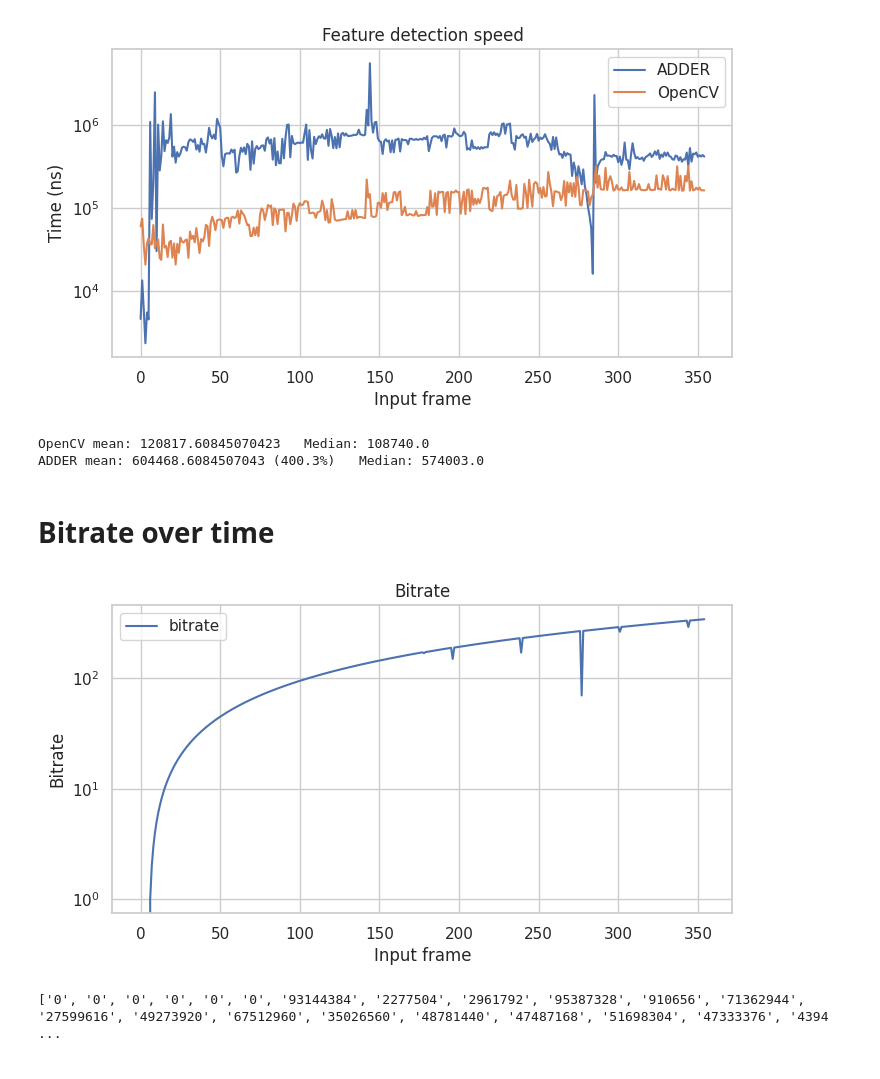
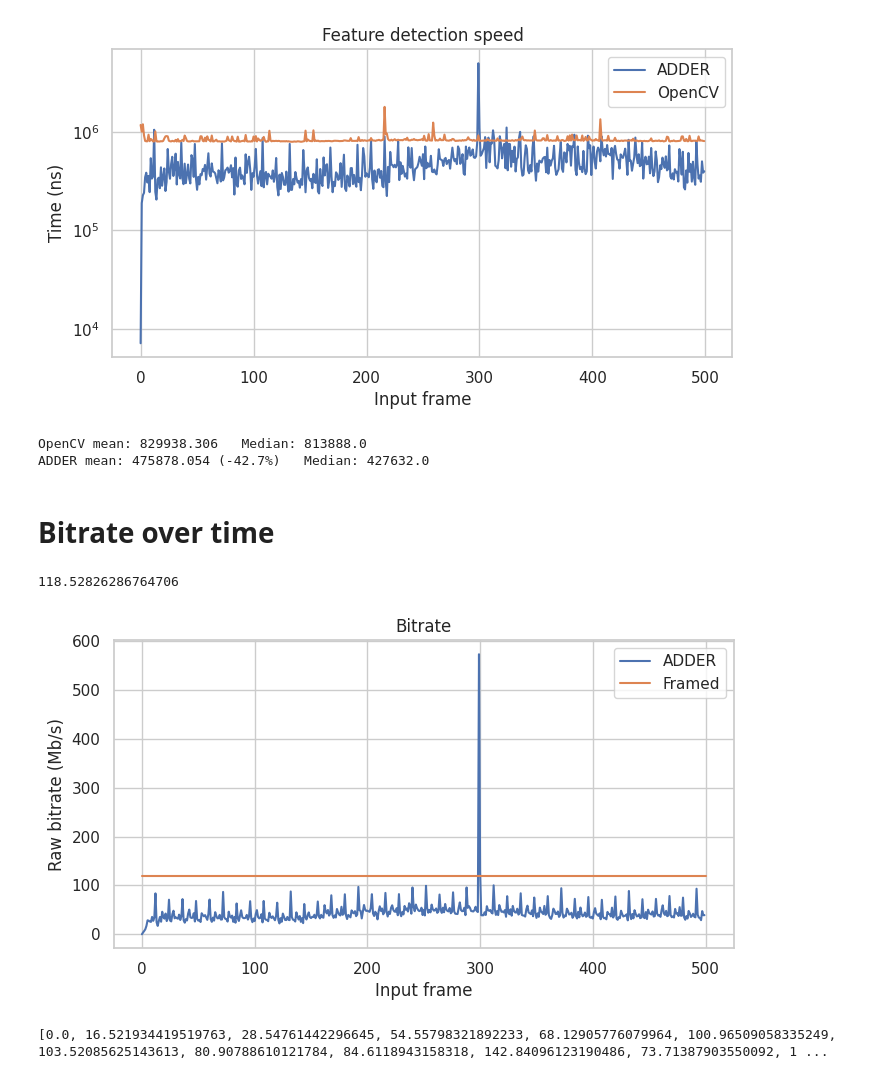
Before and after one commit to ac-freeman/adder-codec-rs, a Jupyter notebook: adder-codec-rs/evaluation/feature_detection/log_analyzer.ipynb, the cells around one changed output. Drawn from its saved outputs; the diff is of its cells as text; code cells hidden in the pictures.

Commit message:
Bugfix bitrate plot

```diff
--- a/adder-codec-rs/evaluation/feature_detection/log_analyzer.ipynb
+++ b/adder-codec-rs/evaluation/feature_detection/log_analyzer.ipynb
@@ -35,12 +35,13 @@ def process_entry(entry, input_sets):
 import pickle
 
 objects = []
-with (open("/home/andrew/Code/adder-codec-rs/features_19_10_2023_16_13_39.log", "rb")) as openfile:
+with (open("/home/andrew/Code/adder-codec-rs/features_19_10_2023_16_56_44.log", "rb")) as openfile:
     # Read the dimensions
     dims = openfile.readline().decode('UTF-8')
     print(dims)
     width = int(dims.split('x')[0])
     height = int(dims.split('x')[1])
+    channels = int(dims.split('x')[2])
     #
     dbg_lines = 0
     #
@@ -59,7 +60,7 @@ with (open("/home/andrew/Code/adder-codec-rs/features_19_10_2023_16_13_39.log",
             elif type(entry) == str and "bps:" in entry:
                 # The bitrate
                 # The end of the interval
-                bitrate = entry.split(': ')[1]
+                bitrate = float(entry.split(': ')[1]) / 1024.0 / 1024.0
                 input_sets[-1].event_bitrate = bitrate
 
                 input_sets += [InputSet(height, width)]
@@ -79,7 +80,12 @@ with (open("/home/andrew/Code/adder-codec-rs/features_19_10_2023_16_13_39.log",
                 # if dbg_lines == 100000:
                 #     break
         except pickle.UnpicklingError:
-            print(openfile.readline().decode('UTF-8'))
+            line = openfile.readline().decode('UTF-8')
+            if "Ticks per second" in line:
+                tps = int(line.split(': ')[2])
+            elif "ticks per source interval" in line:
+                tpf = int(line.split(': ')[2])
+            print(line)
         except EOFError:
             break
 # %% [output]
@@ -146,36 +152,41 @@ print('OpenCV mean:', cv_mean, '  Median:', np.median(np.array(cv_times[:-1])))
 print('ADDER mean:', adder_mean, "({:.1f}%)".format(percent_change * 100), '  Median:',
       np.median(np.array(adder_times[:-1])))
 # %% [output]
-[figure, old version]
+[figure, new version]
-OpenCV mean: 120817.60845070423   Median: 108740.0
-ADDER mean: 604468.6084507043 (400.3%)   Median: 574003.0
+OpenCV mean: 829938.306   Median: 813888.0
+ADDER mean: 475878.054 (-42.7%)   Median: 427632.0
 # %% [markdown]
 # Bitrate over time
 # %%
-bitrates = [obj.event_bitrate for obj in input_sets[:-1]]
+adder_bitrates = [obj.event_bitrate for obj in input_sets]
+
+source_raw_Mbps = (width * height * channels * (tps / tpf) * 8.0) / 1024.0 / 1024.0
+print(source_raw_Mbps)
+framed_bitrates = [source_raw_Mbps for obj in input_sets]
 
 sns.set(style="whitegrid")
 plt.figure(figsize=(8, 4))
 
-sns.lineplot(x=range(len(input_sets) - 1), y=bitrates, marker=None, label="bitrate")
-plt.ylabel("Bitrate")
+sns.lineplot(x=range(len(input_sets)), y=adder_bitrates, marker=None, label="ADDER")
+sns.lineplot(x=range(len(input_sets)), y=framed_bitrates, marker=None, label="Framed")
+plt.ylabel("Raw bitrate (Mb/s)")
 plt.xlabel("Input frame")
-plt.yscale('log')
-plt.gca().invert_yaxis()
+# plt.yscale('log')
 plt.title("Bitrate")
 
 plt.show()
 print(bitrates)
 # interactive_plot = mpld3.display()
 # interactive_plot
 
 
 # cv_mean = np.mean(np.array(cv_times[:-1]))
 # adder_mean = np.mean(np.array(adder_times[:-1]))
 # percent_change = (adder_mean / cv_mean) - 1
 # print('OpenCV mean:', cv_mean, '  Median:', np.median(np.array(cv_times[:-1])))
 # print('ADDER mean:', adder_mean, "({:.1f}%)".format(percent_change * 100), '  Median:',
 #       np.median(np.array(adder_times[:-1])))
 # %% [output]
+118.52826286764706
-[figure, old version]
+[figure, new version]
-['0', '0', '0', '0', '0', '0', '93144384', '2277504', '2961792', '95387328', '910656', '71362944', '27599616', '49273920', '67512960', '35026560', '48781440', '47487168', '51698304', '47333376', '4394 ...
+[0.0, 16.521934419519763, 28.54761442296645, 54.55798321892233, 68.12905776079964, 100.96509058335249, 103.52085625143613, 80.90788610121784, 84.6118943158318, 142.84096123190486, 73.71387903550092, 1 ...
```
Also changed, not shown: parts of 2 cells of this notebook.
